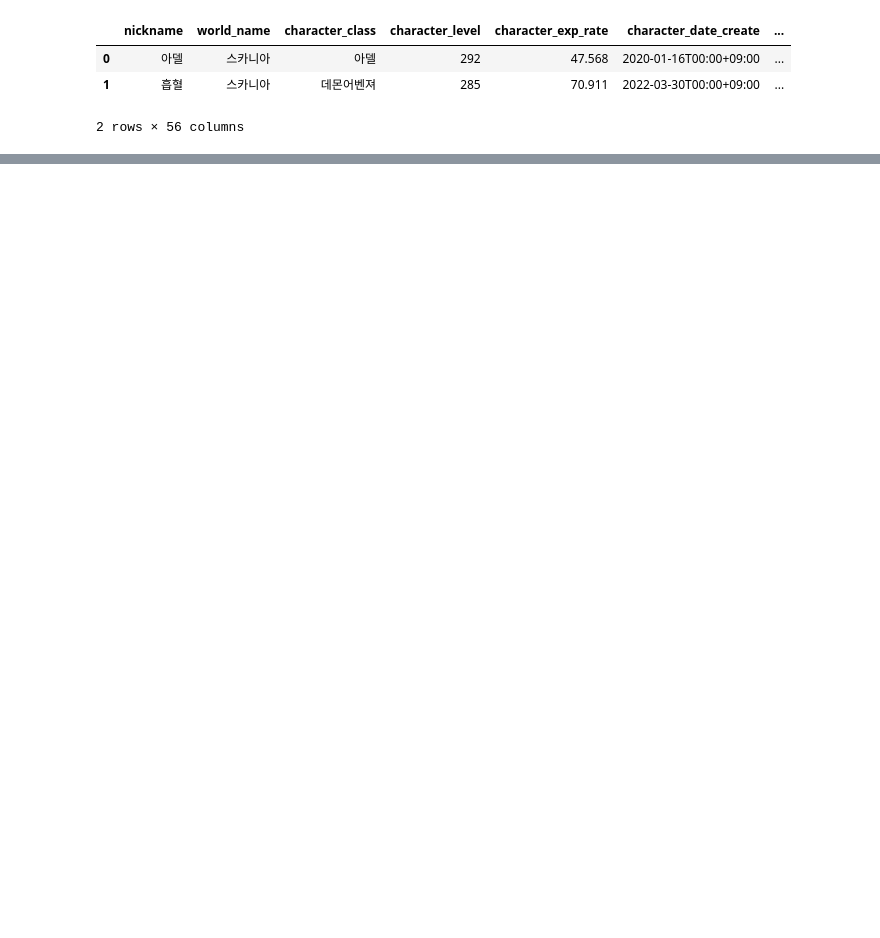
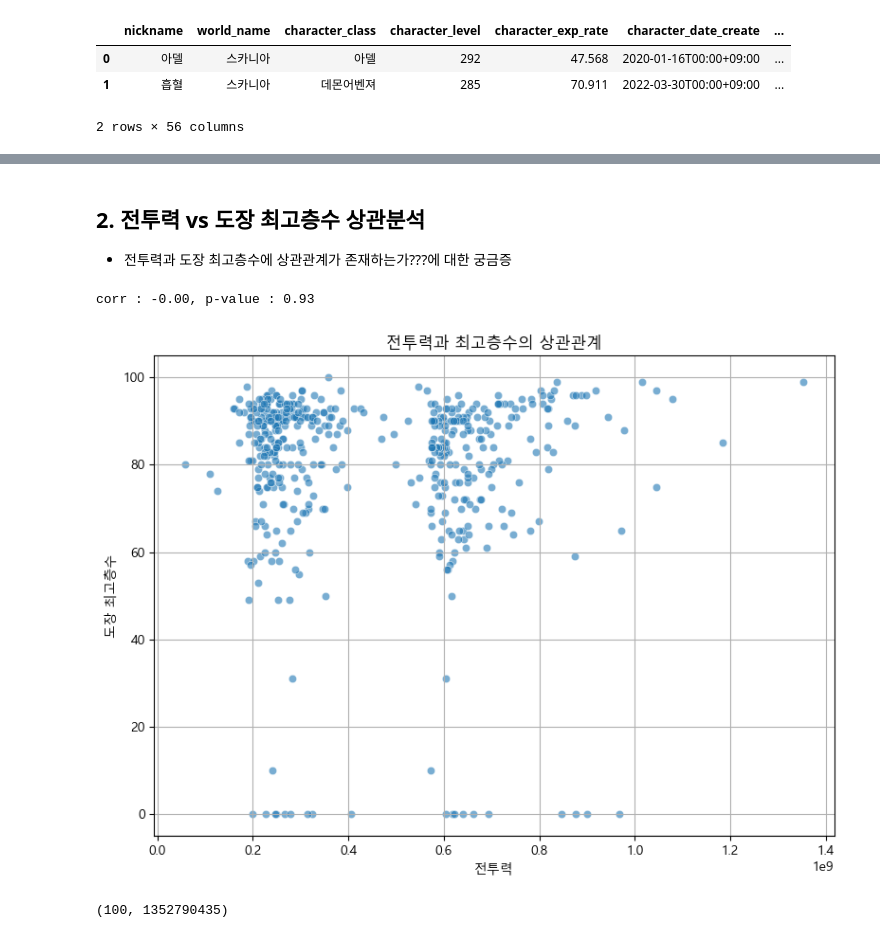
Before and after one commit to pjjongho/NEXON_API, a Jupyter notebook: Maple/dojang_analysis/analysis.ipynb, the cells around one changed output, grey strips where cells are left out. Cells and saved outputs as stored; diff of their text form; code cells hidden in the pictures; blank space fills up the shorter version.

```diff
--- a/Maple/dojang_analysis/analysis.ipynb
+++ b/Maple/dojang_analysis/analysis.ipynb
@@ -278,7 +23,0 @@ plt.show()
-# %%
-df['최소 스탯공격력'] = np.log1p(df['최소 스탯공격력'])
-df['최대 스탯공격력'] = np.log1p(df['최대 스탯공격력'])
-df['공격력'] = np.log1p(df['공격력'])
-df['마력'] = np.log1p(df['마력'])
-df['전투력'] = np.log1p(df['전투력'])
-df['방어력'] = np.log1p(df['방어력'])
@@ -377,5 +23,0 @@ plt.show()
-# %%
-# buff_cols
-
-for i in buff_cols:
-    df[i] = df[i]/100
@@ -405,4 +23,0 @@ plt.show()
-# %%
-# stat_cols 로그 변환
-for i in stat_cols:
-    df[i] = np.log1p(df[i])
@@ -476,0 +67,26 @@ df.to_csv('./data/data_final.csv',index=False)
+# %% [markdown]
+## 2. 전투력 vs 도장 최고층수 상관분석
+
+- 전투력과 도장 최고층수에 상관관계가 존재하는가???에 대한 궁금증
+# %%
+# spearman corr
+from scipy.stats import spearmanr
+
+corr, p = spearmanr(df['전투력'], df['dojang_best_floor'])
+print(f'corr : {corr:.2f}, p-value : {p:.2f}')
+
+plt.figure(figsize=(8,6))
+sns.scatterplot(data=df, x='전투력', y='dojang_best_floor', alpha=0.6)
+plt.title(f'전투력과 최고층수의 상관관계')
+plt.xlabel('전투력')
+plt.ylabel('도장 최고층수')
+plt.grid(True)
+plt.tight_layout()
+plt.show()
+# %% [output]
+corr : -0.00, p-value : 0.93
+[figure, added]
+# %%
+df['dojang_best_floor'].max(), df['전투력'].max()
+# %% [output]
+(100, 1352790435)
```
Also changed, not shown: parts of 66 cells of this notebook, 1 other file.
